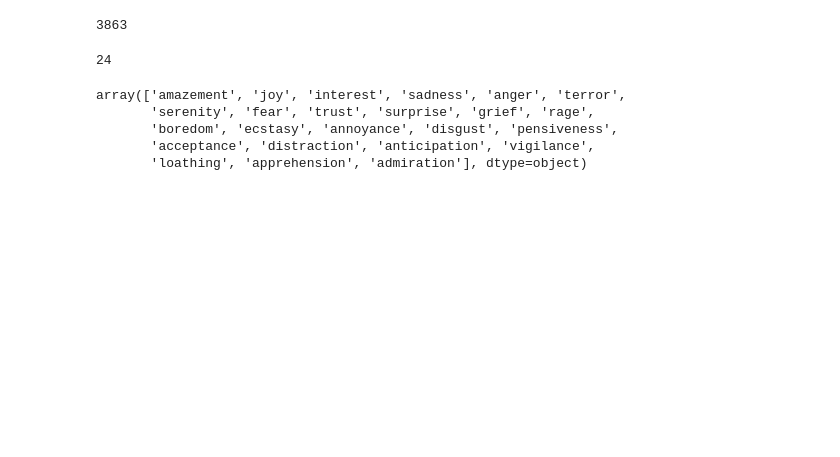
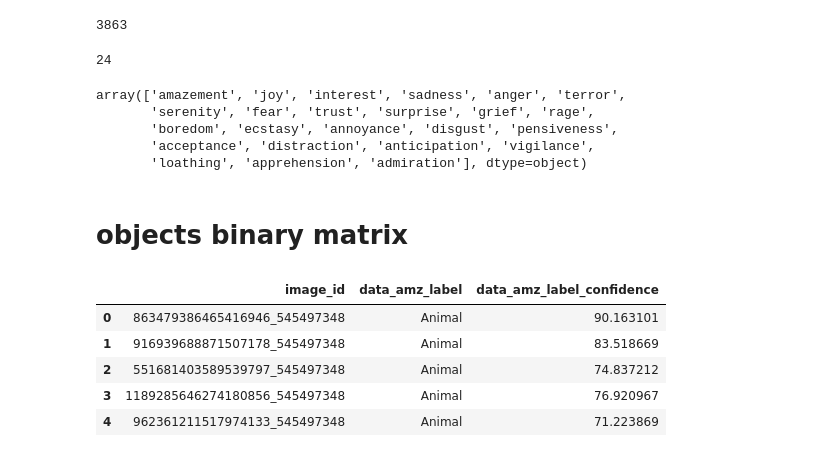
Before and after one commit to JeroenSchmidt/UvA-DSF-group, a Jupyter notebook: uc2/exploration_notebooks/jeroen/create_features_ground_zero.ipynb, the cells around one changed output. Saved outputs shown, nothing was run; the diff lists cells and outputs as text; code cells hidden in the pictures; blank space fills up the shorter version.

```diff
--- a/uc2/exploration_notebooks/jeroen/create_features_ground_zero.ipynb
+++ b/uc2/exploration_notebooks/jeroen/create_features_ground_zero.ipynb
@@ -303,3 +373,5 @@ array(['amazement', 'joy', 'interest', 'sadness', 'anger', 'terror',
        'boredom', 'ecstasy', 'annoyance', 'disgust', 'pensiveness',
        'acceptance', 'distraction', 'anticipation', 'vigilance',
        'loathing', 'apprehension', 'admiration'], dtype=object)
+# %% [markdown]
+# objects binary matrix
@@ -305,0 +380,9 @@ array(['amazement', 'joy', 'interest', 'sadness', 'anger', 'terror',
+# %%
+object_labels.head(5)
+# %% [output]
+|  | image_id | data_amz_label | data_amz_label_confidence |
+| 0 | 863479386465416946_545497348 | Animal | 90.163101 |
+| 1 | 916939688871507178_545497348 | Animal | 83.518669 |
+| 2 | 551681403589539797_545497348 | Animal | 74.837212 |
+| 3 | 1189285646274180856_545497348 | Animal | 76.920967 |
+| 4 | 962361211517974133_545497348 | Animal | 71.223869 |
```
Also changed, not shown: parts of 13 cells of this notebook, 1 other file.
